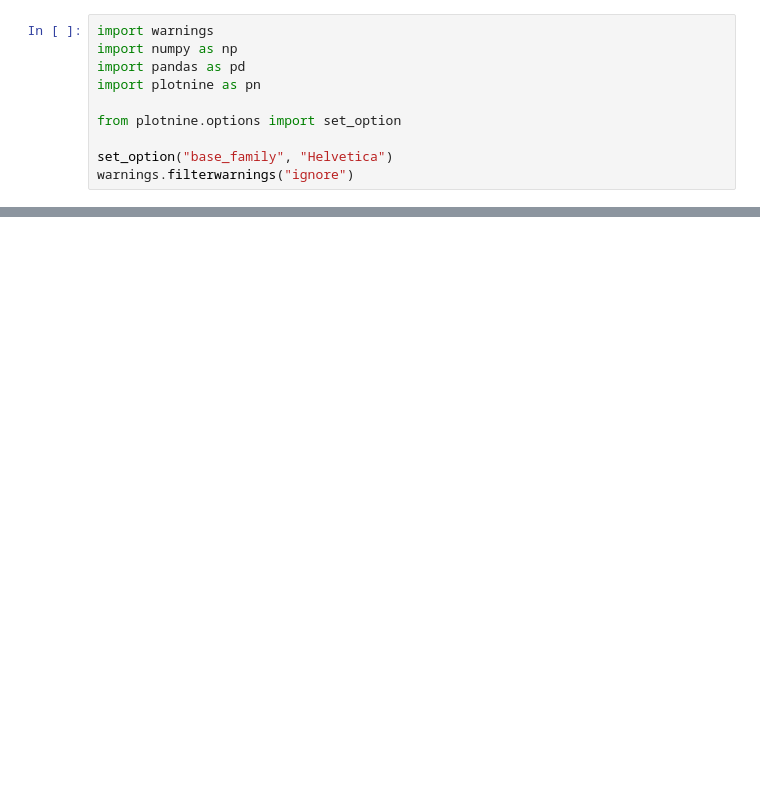
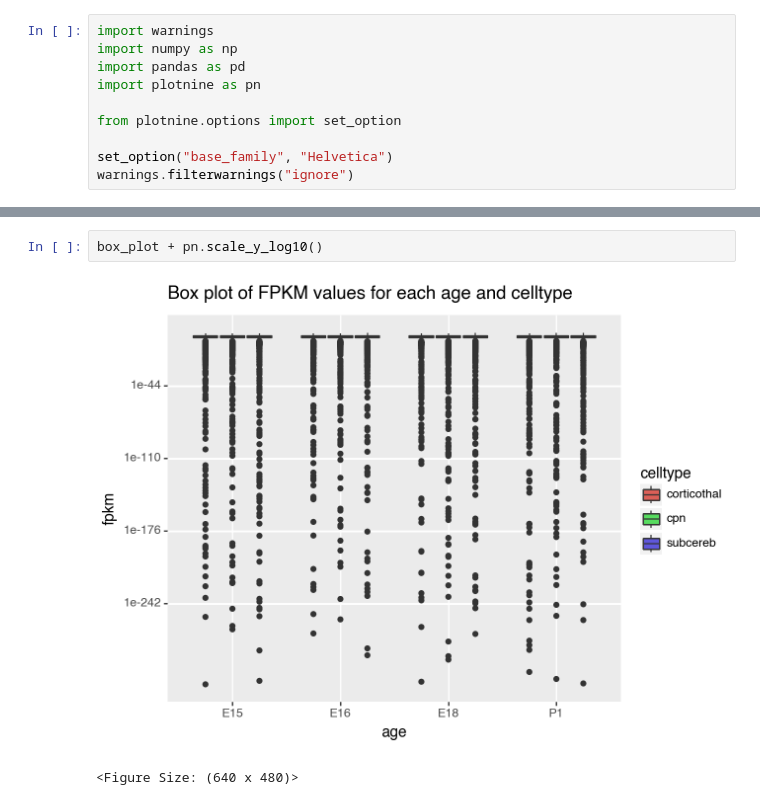
Before and after one commit to gofflab/quant_mol_neuro_2023, a Jupyter notebook: modules/module2/notebooks/Module_2.3_Basic_Visualization_with_plotnine.ipynb, the cells around one changed output, grey strips where cells are left out. Saved outputs shown, nothing was run; the diff lists cells and outputs as text; blank space fills up the shorter version.

```diff
--- a/modules/module2/notebooks/Module_2.3_Basic_Visualization_with_plotnine.ipynb
+++ b/modules/module2/notebooks/Module_2.3_Basic_Visualization_with_plotnine.ipynb
@@ -55,0 +241,5 @@ data_melted
+# %%
+box_plot + pn.scale_y_log10()
+# %% [output]
+[figure, added]
+<Figure Size: (640 x 480)>
```
Also changed, not shown: parts of 98 cells of this notebook.
